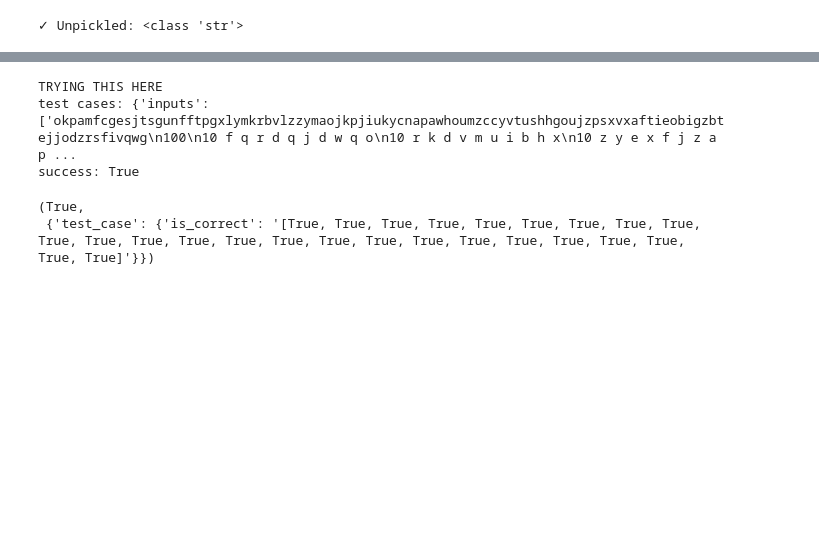
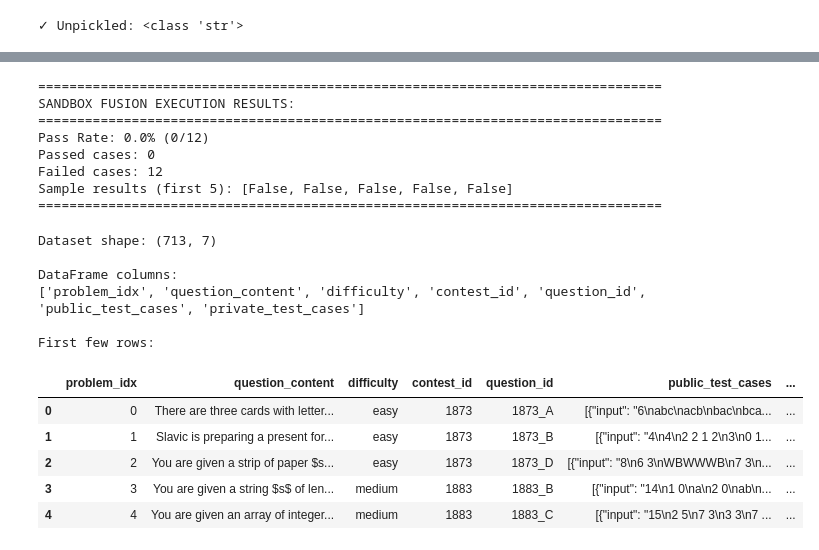
Before and after one commit to KabakaWilliam/llms_know_difficulty, a Jupyter notebook: will_replication/notebooks/code_dataset_check.ipynb, the cells around one changed output, grey strips where cells are left out. Drawn from its saved outputs; the diff is of its cells as text; code cells hidden in the pictures; blank space fills up the shorter version.

```diff
--- a/will_replication/notebooks/code_dataset_check.ipynb
+++ b/will_replication/notebooks/code_dataset_check.ipynb
@@ -269,8 +251,70 @@ from thom_replication.utils.LiveCodeBench import compute_code_score
 # %%
-compute_code_score(completion=response, test_cases=test_case_formatted, continuous=True)
+# Execute code via Sandbox Fusion
+results, metadata_list = lcb_check_correctness(
+    in_outs=test_case_formatted,
+    generation=response,
+    timeout=15,
+    debug=True,
+    memory_limit_mb=1024,
+    language="python"
+)
+
+# Calculate pass rate
+passed = sum(1 for r in results if r is True)
+total = len(results)
+pass_rate = passed / total if total > 0 else 0
+
+print("=" * 80)
+print(f"SANDBOX FUSION EXECUTION RESULTS:")
+print("=" * 80)
+print(f"Pass Rate: {pass_rate * 100:.1f}% ({passed}/{total})")
+print(f"Passed cases: {passed}")
+print(f"Failed cases: {total - passed}")
+print(f"Sample results (first 5): {results[:5]}")
+print("=" * 80)
 # %% [output]
-TRYING THIS HERE
-test cases: {'inputs': ['okpamfcgesjtsgunfftpgxlymkrbvlzzymaojkpjiukycnapawhoumzccyvtushhgoujzpsxvxaftieobigzbtejjodzrsfivqwg\n100\n10 f q r d q j d w q o\n10 r k d v m u i b h x\n10 z y e x f j z a p ...
-success: True
+================================================================================
+SANDBOX FUSION EXECUTION RESULTS:
+================================================================================
+Pass Rate: 0.0% (0/12)
+Passed cases: 0
+Failed cases: 12
+Sample results (first 5): [False, False, False, False, False]
+================================================================================
-(True,
- {'test_case': {'is_correct': '[True, True, True, True, True, True, True, True, True, True, True, True, True, True, True, True, True, True, True, True, True, True, True, True, True]'}})
+# %%
+PUBLIC_TEST_CASES_LIST = lcb_codegen["test"]["public_test_cases"]
+PRIVATE_TEST_CASES_LIST = lcb_codegen["test"]["private_test_cases"]
+FULL_PROMPT_LIST = lcb_codegen["test"]["question_content"]
+DIFFICULTY_LIST = lcb_codegen["test"]["difficulty"]
+CONTEST_ID_LIST = lcb_codegen["test"]["contest_id"]
+QUESTION_ID_LIST = lcb_codegen["test"]["question_id"]
+# %%
+# Create a comprehensive DataFrame with all dataset information
+evaluation_df = pd.DataFrame({
+    'problem_idx': range(len(FULL_PROMPT_LIST)),
+    'question_content': FULL_PROMPT_LIST,
+    'difficulty': DIFFICULTY_LIST,
+    'contest_id': CONTEST_ID_LIST,
+    'question_id': QUESTION_ID_LIST,
+    'public_test_cases': PUBLIC_TEST_CASES_LIST,
+    'private_test_cases': PRIVATE_TEST_CASES_LIST
+})
+
+print(f"Dataset shape: {evaluation_df.shape}")
+print("\nDataFrame columns:")
+print(evaluation_df.columns.tolist())
+print("\nFirst few rows:")
+evaluation_df.head()
+# %% [output]
+Dataset shape: (713, 7)
+
+DataFrame columns:
+['problem_idx', 'question_content', 'difficulty', 'contest_id', 'question_id', 'public_test_cases', 'private_test_cases']
+
+First few rows:
+|  | problem_idx | question_content | difficulty | contest_id | question_id | public_test_cases | ... |
+| 0 | 0 | There are three cards with letter... | easy | 1873 | 1873_A | [{"input": "6\nabc\nacb\nbac\nbca... | ... |
+| 1 | 1 | Slavic is preparing a present for... | easy | 1873 | 1873_B | [{"input": "4\n4\n2 2 1 2\n3\n0 1... | ... |
+| 2 | 2 | You are given a strip of paper $s... | easy | 1873 | 1873_D | [{"input": "8\n6 3\nWBWWWB\n7 3\n... | ... |
+| 3 | 3 | You are given a string $s$ of len... | medium | 1883 | 1883_B | [{"input": "14\n1 0\na\n2 0\nab\n... | ... |
+| 4 | 4 | You are given an array of integer... | medium | 1883 | 1883_C | [{"input": "15\n2 5\n7 3\n3 3\n7 ... | ... |
```
Also changed, not shown: parts of 26 cells of this notebook, 6 other files.
